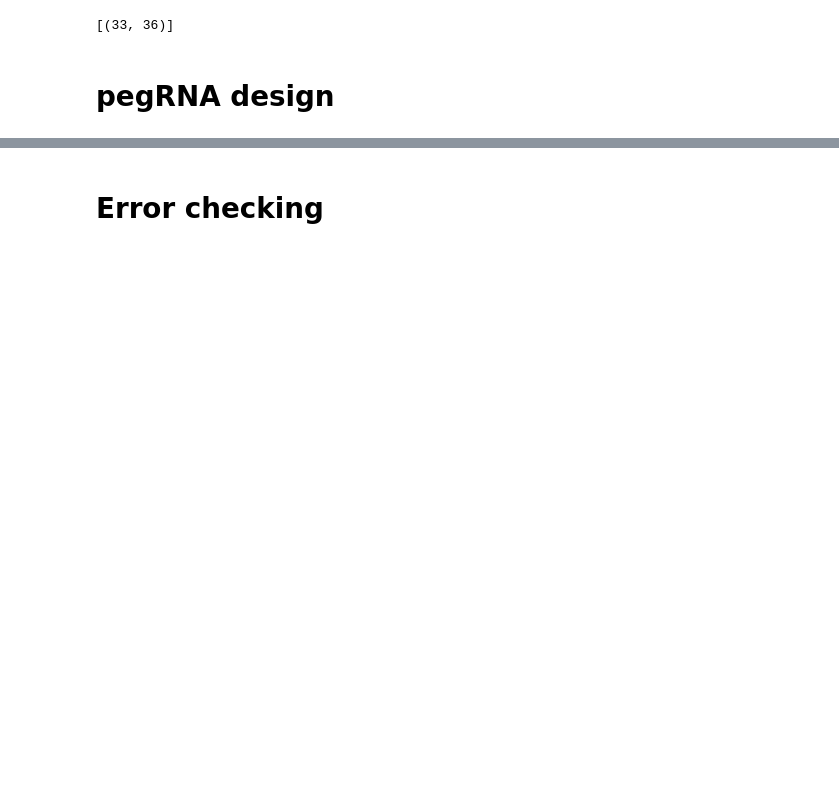
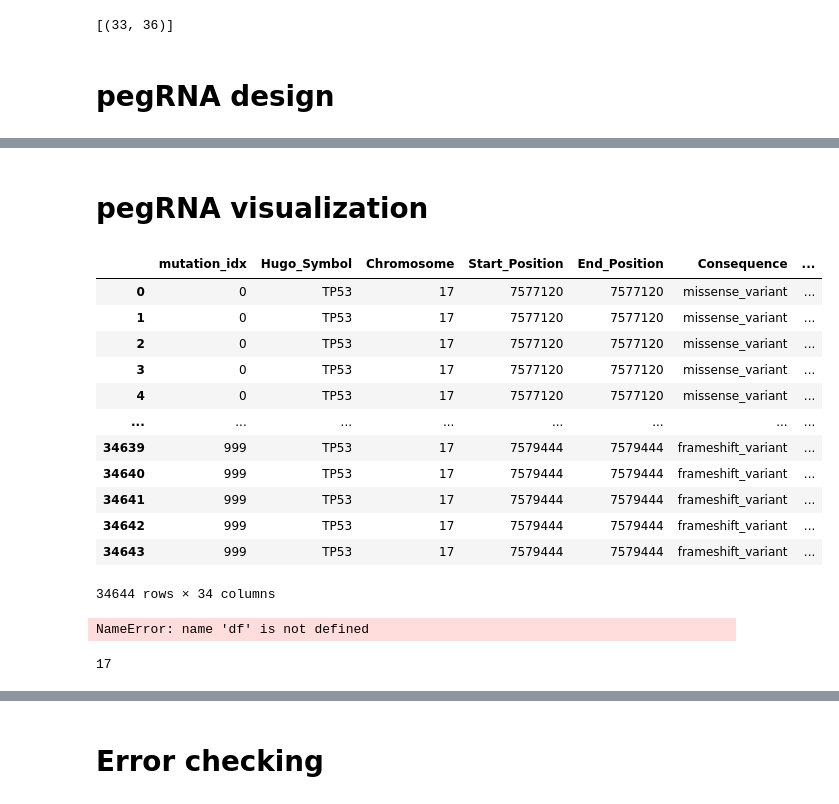
Before and after one commit to samgould2/PEGG2.0, a Jupyter notebook: PEGG2_REAL.ipynb, the cells around one changed output, grey strips where cells are left out. Drawn from its saved outputs; the diff is of its cells as text; code cells hidden in the pictures; blank space fills up the shorter version.

```diff
--- a/PEGG2_REAL.ipynb
+++ b/PEGG2_REAL.ipynb
@@ -782,0 +1044,21 @@ TGG
+# %% [markdown]
+# pegRNA visualization
+# %%
+input_df = input_df.rename(columns = {'index':'mutation_idx'})
+
+df = pd.merge(input_df, peg_df, on='mutation_idx')
+df
+# %% [output]
+|  | mutation_idx | Hugo_Symbol | Chromosome | Start_Position | End_Position | Consequence | ... |
+| 0 | 0 | TP53 | 17 | 7577120 | 7577120 | missense_variant | ... |
+| 1 | 0 | TP53 | 17 | 7577120 | 7577120 | missense_variant | ... |
+| 2 | 0 | TP53 | 17 | 7577120 | 7577120 | missense_variant | ... |
+| 3 | 0 | TP53 | 17 | 7577120 | 7577120 | missense_variant | ... |
+| 4 | 0 | TP53 | 17 | 7577120 | 7577120 | missense_variant | ... |
+| ... | ... | ... | ... | ... | ... | ... | ... |
+| 34639 | 999 | TP53 | 17 | 7579444 | 7579444 | frameshift_variant | ... |
+| 34640 | 999 | TP53 | 17 | 7579444 | 7579444 | frameshift_variant | ... |
+| 34641 | 999 | TP53 | 17 | 7579444 | 7579444 | frameshift_variant | ... |
+| 34642 | 999 | TP53 | 17 | 7579444 | 7579444 | frameshift_variant | ... |
+| 34643 | 999 | TP53 | 17 | 7579444 | 7579444 | frameshift_variant | ... |
+34644 rows × 34 columns
@@ -782,0 +1141,8 @@ TGG
+# %%
+visualize_pegRNA(df, 20228)
+# %% [output]
+NameError: name 'df' is not defined
+# %%
+len('ACGTGGTCGTCGAGGAT')
+# %% [output]
+17
```
Also changed, not shown: parts of 28 cells of this notebook, 5 other files.
